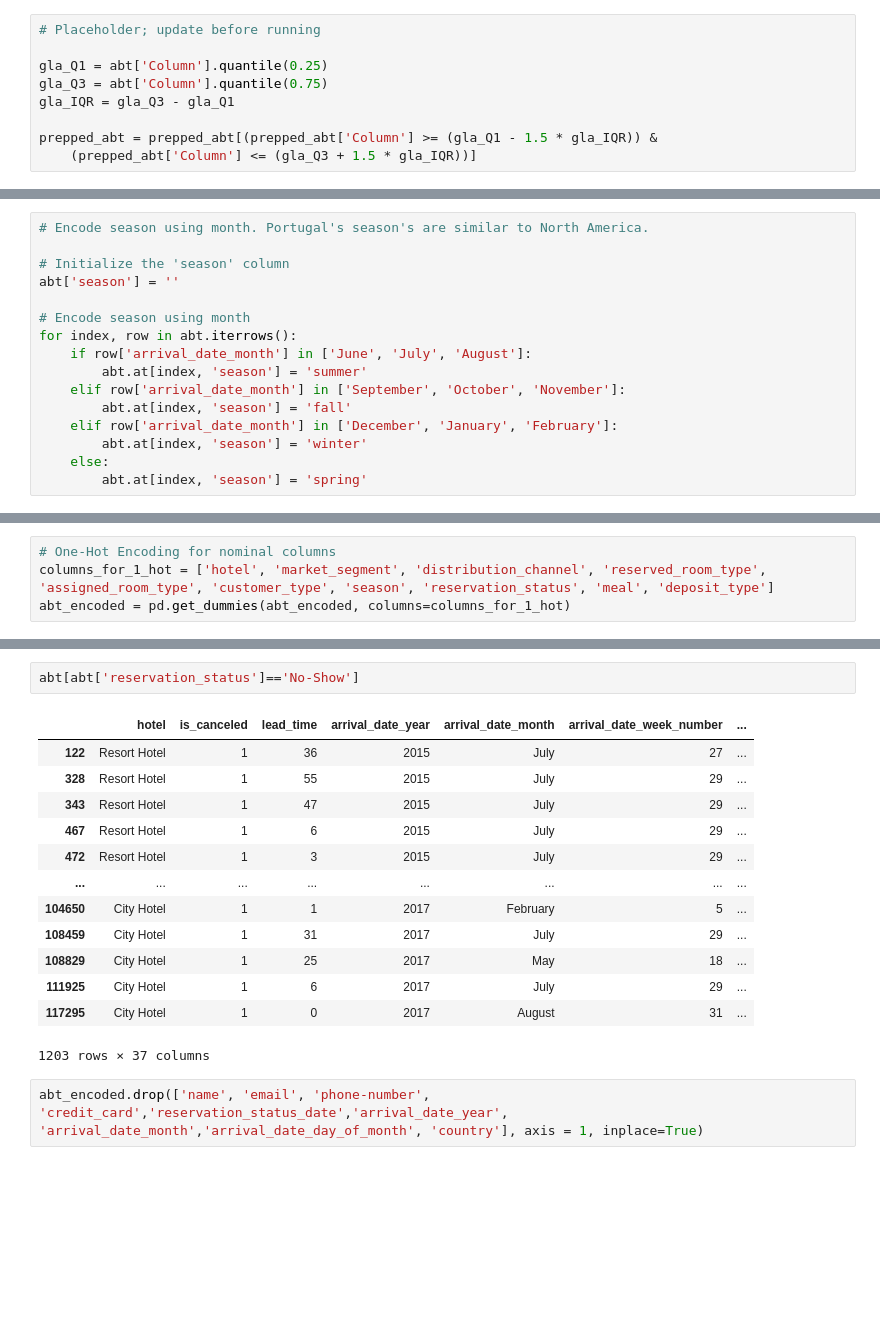
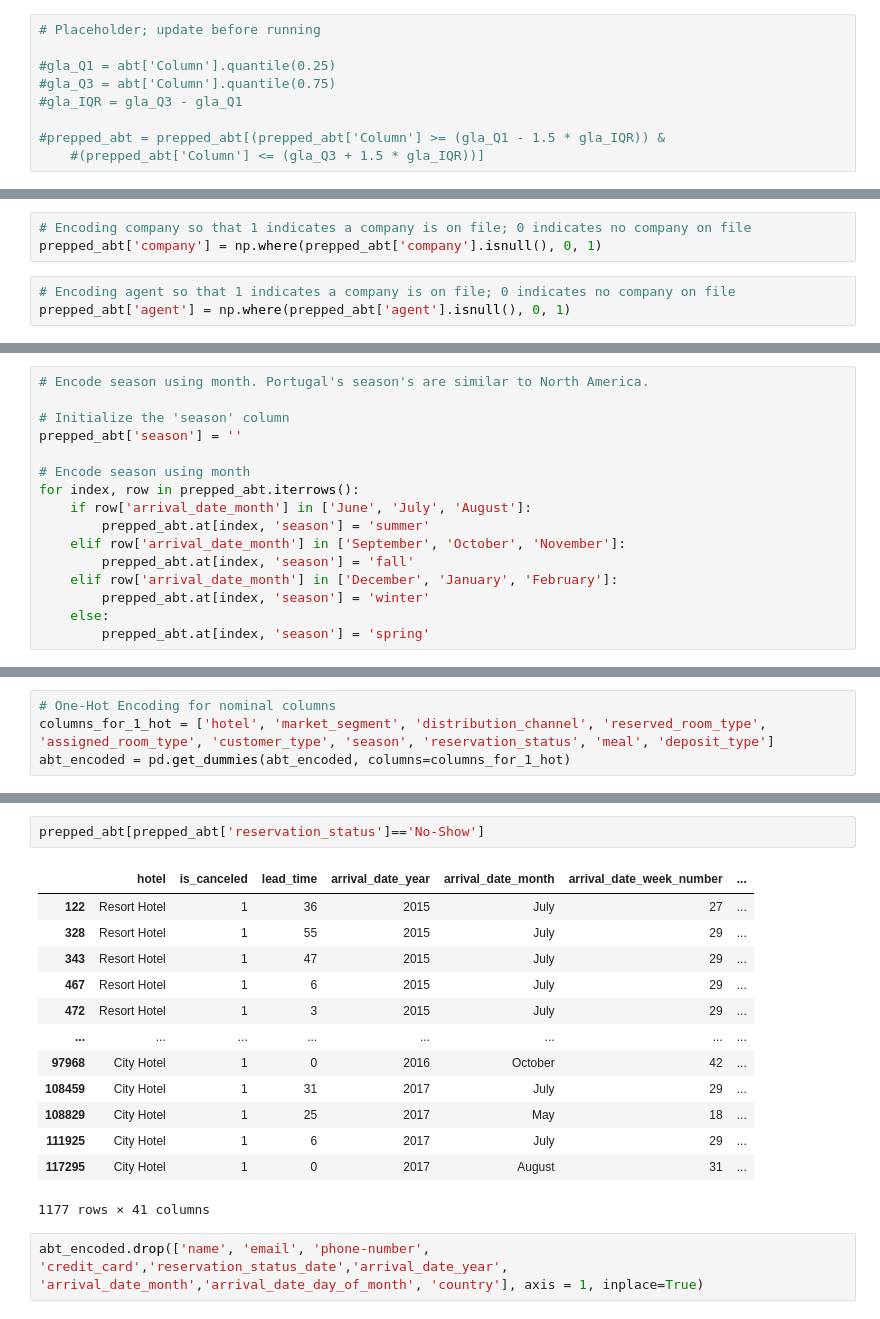
Before and after one commit to tbrauneck/BSAN6080, a Jupyter notebook: Group_Project/HotelEDA2.ipynb, the cells around one changed output, grey strips where cells are left out. Cells and saved outputs as stored; diff of their text form; blank space fills up the shorter version.

```diff
--- a/Group_Project/HotelEDA2.ipynb
+++ b/Group_Project/HotelEDA2.ipynb
@@ -888,9 +993,9 @@ prepped_abt = prepped_abt[~prepped_abt['children'].isin(to_drop)]
 # %%
 # Placeholder; update before running
 
-gla_Q1 = abt['Column'].quantile(0.25)
-gla_Q3 = abt['Column'].quantile(0.75)
-gla_IQR = gla_Q3 - gla_Q1
+#gla_Q1 = abt['Column'].quantile(0.25)
+#gla_Q3 = abt['Column'].quantile(0.75)
+#gla_IQR = gla_Q3 - gla_Q1
 
-prepped_abt = prepped_abt[(prepped_abt['Column'] >= (gla_Q1 - 1.5 * gla_IQR)) &
-    (prepped_abt['Column'] <= (gla_Q3 + 1.5 * gla_IQR))]
+#prepped_abt = prepped_abt[(prepped_abt['Column'] >= (gla_Q1 - 1.5 * gla_IQR)) &
+    #(prepped_abt['Column'] <= (gla_Q3 + 1.5 * gla_IQR))]
@@ -926,4 +1029,10 @@ for col in prepped_abt.columns:
 # Clamp Transformation
 # %% [markdown]
 ### Encoding
+# %%
+# Encoding company so that 1 indicates a company is on file; 0 indicates no company on file
+prepped_abt['company'] = np.where(prepped_abt['company'].isnull(), 0, 1)
+# %%
+# Encoding agent so that 1 indicates a company is on file; 0 indicates no company on file
+prepped_abt['agent'] = np.where(prepped_abt['agent'].isnull(), 0, 1)
 # %%
@@ -947,16 +1056,16 @@ month_dict
 # Encode season using month. Portugal's season's are similar to North America.
 
 # Initialize the 'season' column
-abt['season'] = ''
+prepped_abt['season'] = ''
 
 # Encode season using month
-for index, row in abt.iterrows():
+for index, row in prepped_abt.iterrows():
     if row['arrival_date_month'] in ['June', 'July', 'August']:
-        abt.at[index, 'season'] = 'summer'
+        prepped_abt.at[index, 'season'] = 'summer'
     elif row['arrival_date_month'] in ['September', 'October', 'November']:
-        abt.at[index, 'season'] = 'fall'
+        prepped_abt.at[index, 'season'] = 'fall'
     elif row['arrival_date_month'] in ['December', 'January', 'February']:
-        abt.at[index, 'season'] = 'winter'
+        prepped_abt.at[index, 'season'] = 'winter'
     else:
-        abt.at[index, 'season'] = 'spring'
+        prepped_abt.at[index, 'season'] = 'spring'
 # %%
@@ -977,21 +1095,21 @@ abt['reservation_status'].unique()
 # %% [output]
 array(['Check-Out', 'Canceled', 'No-Show'], dtype=object)
 # %%
-abt[abt['reservation_status']=='No-Show']
+prepped_abt[prepped_abt['reservation_status']=='No-Show']
 # %% [output]
 |  | hotel | is_canceled | lead_time | arrival_date_year | arrival_date_month | arrival_date_week_number | ... |
 | 122 | Resort Hotel | 1 | 36 | 2015 | July | 27 | ... |
 | 328 | Resort Hotel | 1 | 55 | 2015 | July | 29 | ... |
 | 343 | Resort Hotel | 1 | 47 | 2015 | July | 29 | ... |
 | 467 | Resort Hotel | 1 | 6 | 2015 | July | 29 | ... |
 | 472 | Resort Hotel | 1 | 3 | 2015 | July | 29 | ... |
 | ... | ... | ... | ... | ... | ... | ... | ... |
-| 104650 | City Hotel | 1 | 1 | 2017 | February | 5 | ... |
+| 97968 | City Hotel | 1 | 0 | 2016 | October | 42 | ... |
 | 108459 | City Hotel | 1 | 31 | 2017 | July | 29 | ... |
 | 108829 | City Hotel | 1 | 25 | 2017 | May | 18 | ... |
 | 111925 | City Hotel | 1 | 6 | 2017 | July | 29 | ... |
 | 117295 | City Hotel | 1 | 0 | 2017 | August | 31 | ... |
-1203 rows × 37 columns
+1177 rows × 41 columns
 # %%
 abt_encoded.drop(['name', 'email', 'phone-number', 'credit_card','reservation_status_date','arrival_date_year', 'arrival_date_month','arrival_date_day_of_month', 'country'], axis = 1, inplace=True)
 # %%
```
Also changed, not shown: parts of 62 cells of this notebook.
